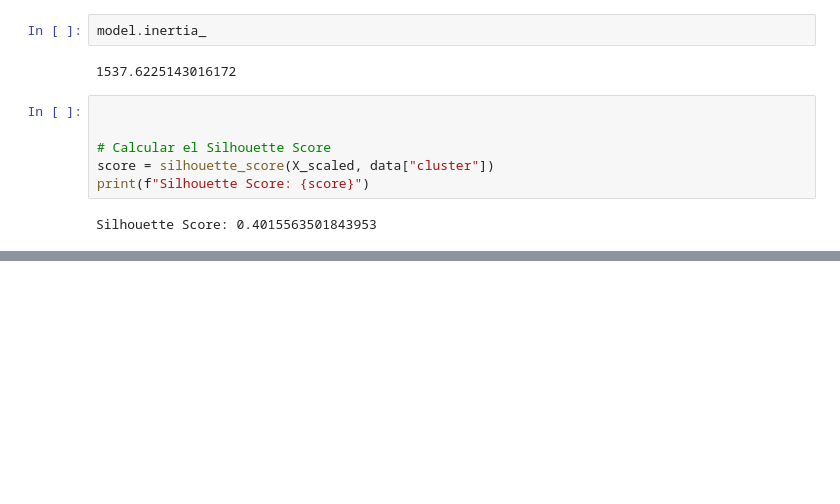
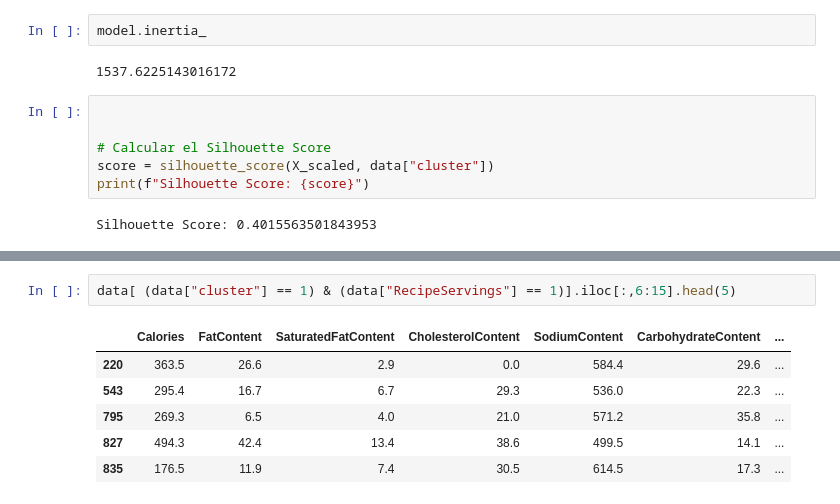
Before and after one commit to repositoriosHackaton/SIC25-Lorem-ipsum, a Jupyter notebook: clustering.ipynb, the cells around one changed output, grey strips where cells are left out. Cells and saved outputs as stored; diff of their text form; blank space fills up the shorter version.

```diff
--- a/clustering.ipynb
+++ b/clustering.ipynb
@@ -82,0 +110,9 @@ NameError: name 'X_scaled' is not defined
+# %%
+data[ (data["cluster"] == 1) & (data["RecipeServings"] == 1)].iloc[:,6:15].head(5)
+# %% [output]
+|  | Calories | FatContent | SaturatedFatContent | CholesterolContent | SodiumContent | CarbohydrateContent | ... |
+| 220 | 363.5 | 26.6 | 2.9 | 0.0 | 584.4 | 29.6 | ... |
+| 543 | 295.4 | 16.7 | 6.7 | 29.3 | 536.0 | 22.3 | ... |
+| 795 | 269.3 | 6.5 | 4.0 | 21.0 | 571.2 | 35.8 | ... |
+| 827 | 494.3 | 42.4 | 13.4 | 38.6 | 499.5 | 14.1 | ... |
+| 835 | 176.5 | 11.9 | 7.4 | 30.5 | 614.5 | 17.3 | ... |
```
Also changed, not shown: parts of 14 cells of this notebook.
